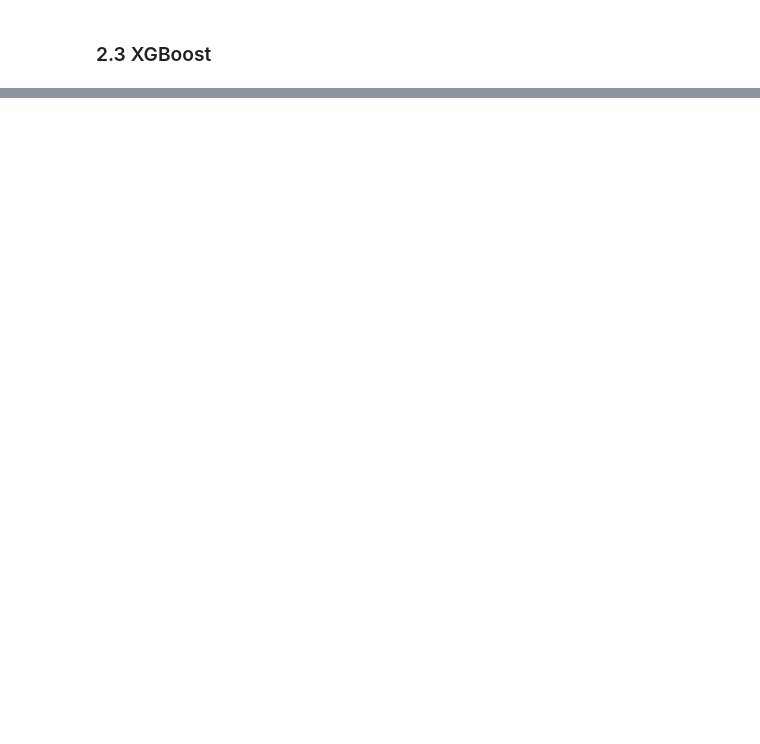
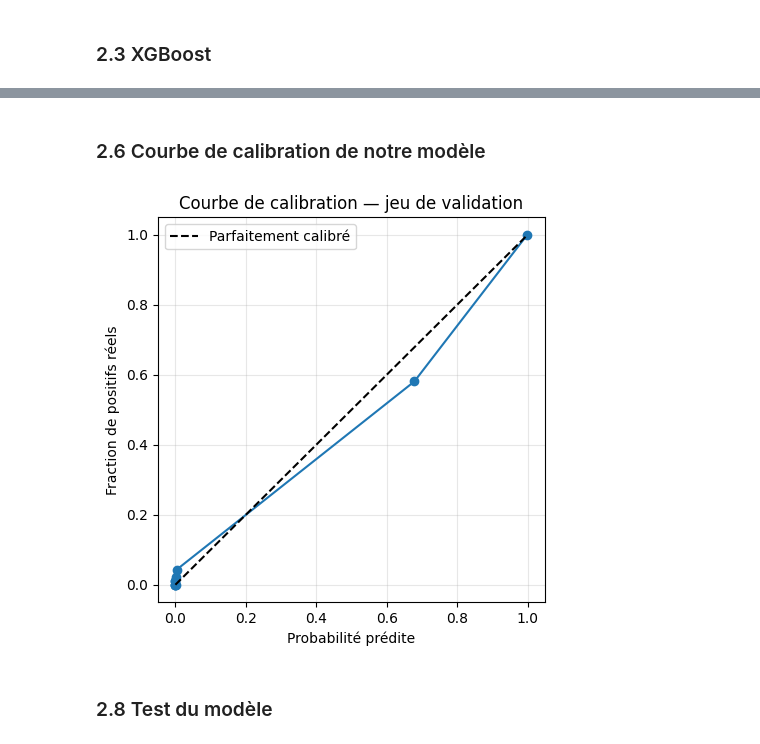
Before and after one commit to HinBenjamin/Projet_ML_and_DL, a Jupyter notebook: notebooks/exploration_benjamin.ipynb, the cells around one changed output, grey strips where cells are left out. Cells and saved outputs as stored; diff of their text form; code cells hidden in the pictures; blank space fills up the shorter version.

```diff
--- a/notebooks/exploration_benjamin.ipynb
+++ b/notebooks/exploration_benjamin.ipynb
@@ -192,0 +278,17 @@ Observé 1        13       143
+# %% [markdown]
+### 2.6 Courbe de calibration de notre modèle
+# %%
+fig, ax = plt.subplots(figsize=(5, 5))
+prob_true, prob_pred = calibration_curve(y_val, proba_val_xgb, n_bins=10, strategy="quantile")
+ax.plot(prob_pred, prob_true, "o-")
+
+ax.plot([0, 1], [0, 1], "k--", label="Parfaitement calibré")
+ax.set_xlabel("Probabilité prédite")
+ax.set_ylabel("Fraction de positifs réels")
+ax.set_title("Courbe de calibration — jeu de validation")
+ax.legend(); ax.grid(alpha=0.3)
+plt.show()
+# %% [output]
+[figure, added]
+# %% [markdown]
+### 2.8 Test du modèle
```
Also changed, not shown: parts of 51 cells of this notebook, 18 other files.
